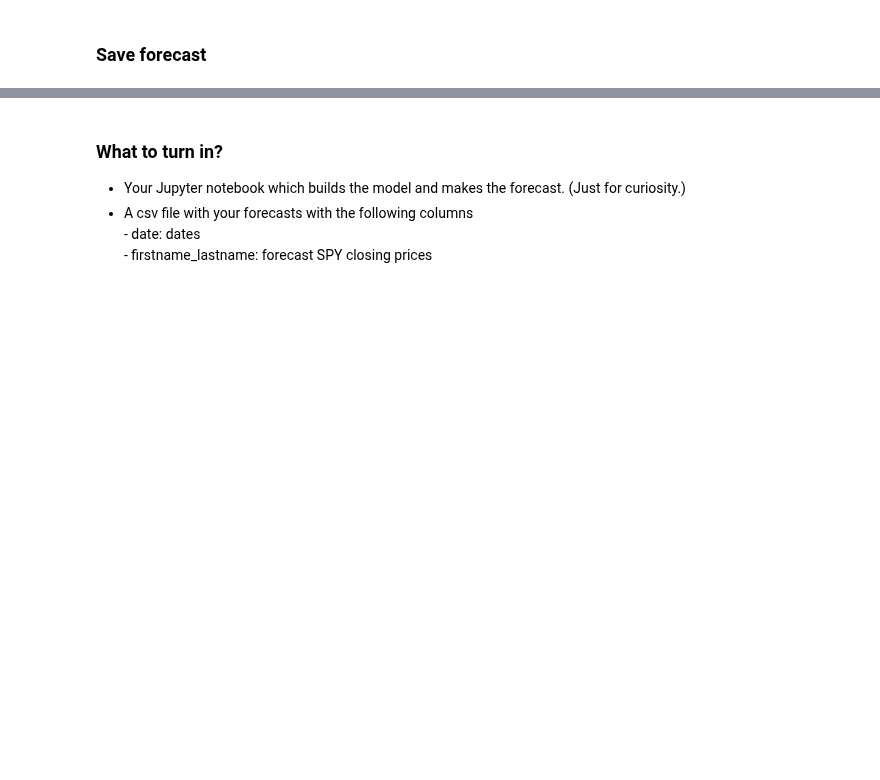
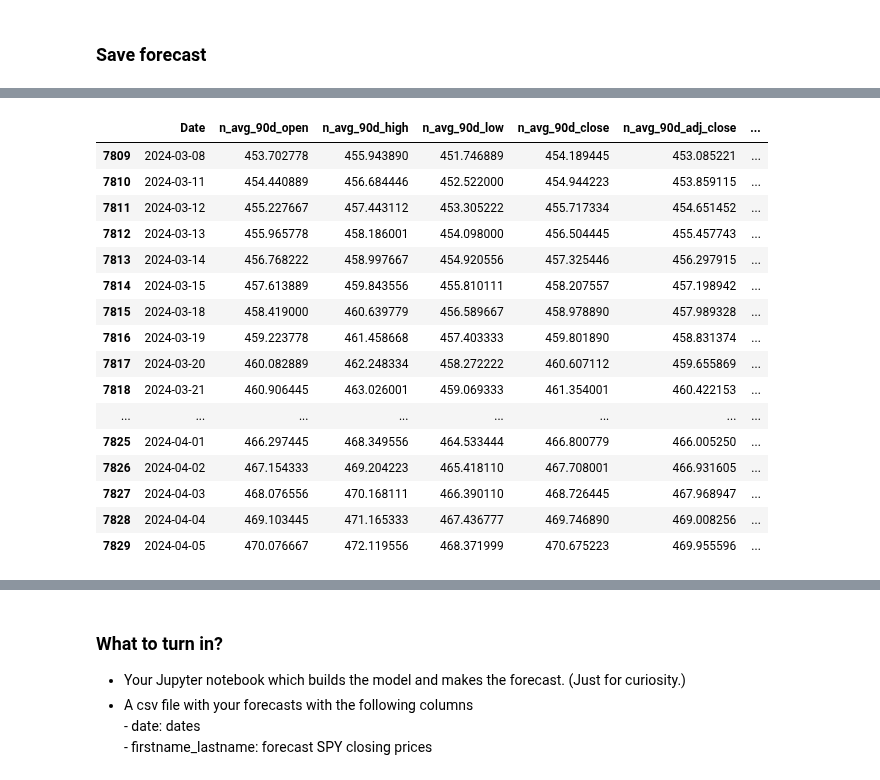
Before and after one commit to viethngn/Data_Analysis_3_ECBS5171, a Jupyter notebook: extra_assignment/extra_assignment_viethngn.ipynb, the cells around one changed output, grey strips where cells are left out. Cells and saved outputs as stored; diff of their text form; code cells hidden in the pictures; blank space fills up the shorter version.

```diff
--- a/extra_assignment/extra_assignment_viethngn.ipynb
+++ b/extra_assignment/extra_assignment_viethngn.ipynb
@@ -77,0 +98,5 @@ close_diff_heatmap
+# %%
+# create the list of categorical and numerical column names
+categorical_columns = [col for col in df_spy.columns if col.startswith("f_")]
+numerical_columns = [col for col in df_spy.columns if col.startswith("n_") or col.startswith("d_")]
+df_spy.info()
@@ -84,0 +735,35 @@ close_diff_heatmap
+# %%
+forcast_columns=[numerical_columns2 + categorical_columns]
+forcast_data = {}
+start_date = '2024-03-8'
+end_date = '2024-04-05'
+date_range = pd.date_range(start=start_date, end=end_date)
+weekday_dates = date_range[date_range.dayofweek < 5]
+forcast_data['Date'] = weekday_dates.strftime('%Y-%m-%d').tolist()
+for col in numerical_columns2:
+    forcast_data[col] = df_spy[col].tail(21)
+forcast_data['n_trend'] = [7836 + i for i in range(21)]
+
+forcast_df = pd.DataFrame(forcast_data)
+
+forcast_df['Date_ts'] = pd.to_datetime(forcast_df['Date'])
+forcast_df['n_year'], forcast_df['f_month'], forcast_df['f_day_of_week'], forcast_df['f_week_of_year'] = forcast_df['Date_ts'].apply(lambda x: x.year), forcast_df['Date_ts'].apply(lambda x: x.month), forcast_df['Date_ts'].apply(lambda x: x.dayofweek), forcast_df['Date_ts'].apply(lambda x: x.weekofyear)
+forcast_df;
+# %% [output]
+|  | Date | n_avg_90d_open | n_avg_90d_high | n_avg_90d_low | n_avg_90d_close | n_avg_90d_adj_close | ... |
+| 7809 | 2024-03-08 | 453.702778 | 455.943890 | 451.746889 | 454.189445 | 453.085221 | ... |
+| 7810 | 2024-03-11 | 454.440889 | 456.684446 | 452.522000 | 454.944223 | 453.859115 | ... |
+| 7811 | 2024-03-12 | 455.227667 | 457.443112 | 453.305222 | 455.717334 | 454.651452 | ... |
+| 7812 | 2024-03-13 | 455.965778 | 458.186001 | 454.098000 | 456.504445 | 455.457743 | ... |
+| 7813 | 2024-03-14 | 456.768222 | 458.997667 | 454.920556 | 457.325446 | 456.297915 | ... |
+| 7814 | 2024-03-15 | 457.613889 | 459.843556 | 455.810111 | 458.207557 | 457.198942 | ... |
+| 7815 | 2024-03-18 | 458.419000 | 460.639779 | 456.589667 | 458.978890 | 457.989328 | ... |
+| 7816 | 2024-03-19 | 459.223778 | 461.458668 | 457.403333 | 459.801890 | 458.831374 | ... |
+| 7817 | 2024-03-20 | 460.082889 | 462.248334 | 458.272222 | 460.607112 | 459.655869 | ... |
+| 7818 | 2024-03-21 | 460.906445 | 463.026001 | 459.069333 | 461.354001 | 460.422153 | ... |
+| ... | ... | ... | ... | ... | ... | ... | ... |
+| 7825 | 2024-04-01 | 466.297445 | 468.349556 | 464.533444 | 466.800779 | 466.005250 | ... |
+| 7826 | 2024-04-02 | 467.154333 | 469.204223 | 465.418110 | 467.708001 | 466.931605 | ... |
+| 7827 | 2024-04-03 | 468.076556 | 470.168111 | 466.390110 | 468.726445 | 467.968947 | ... |
+| 7828 | 2024-04-04 | 469.103445 | 471.165333 | 467.436777 | 469.746890 | 469.008256 | ... |
+| 7829 | 2024-04-05 | 470.076667 | 472.119556 | 468.371999 | 470.675223 | 469.955596 | ... |
```
Also changed, not shown: parts of 44 cells of this notebook, 1 other file.
